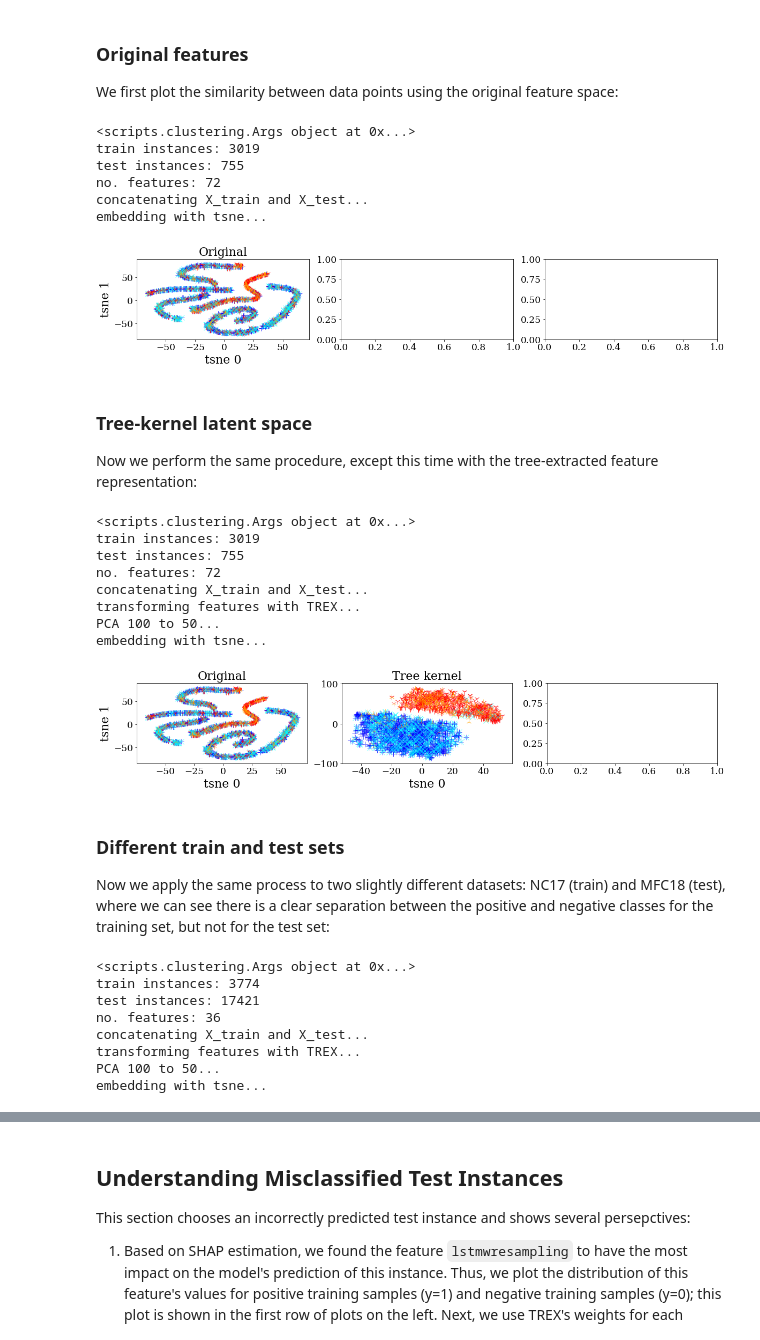
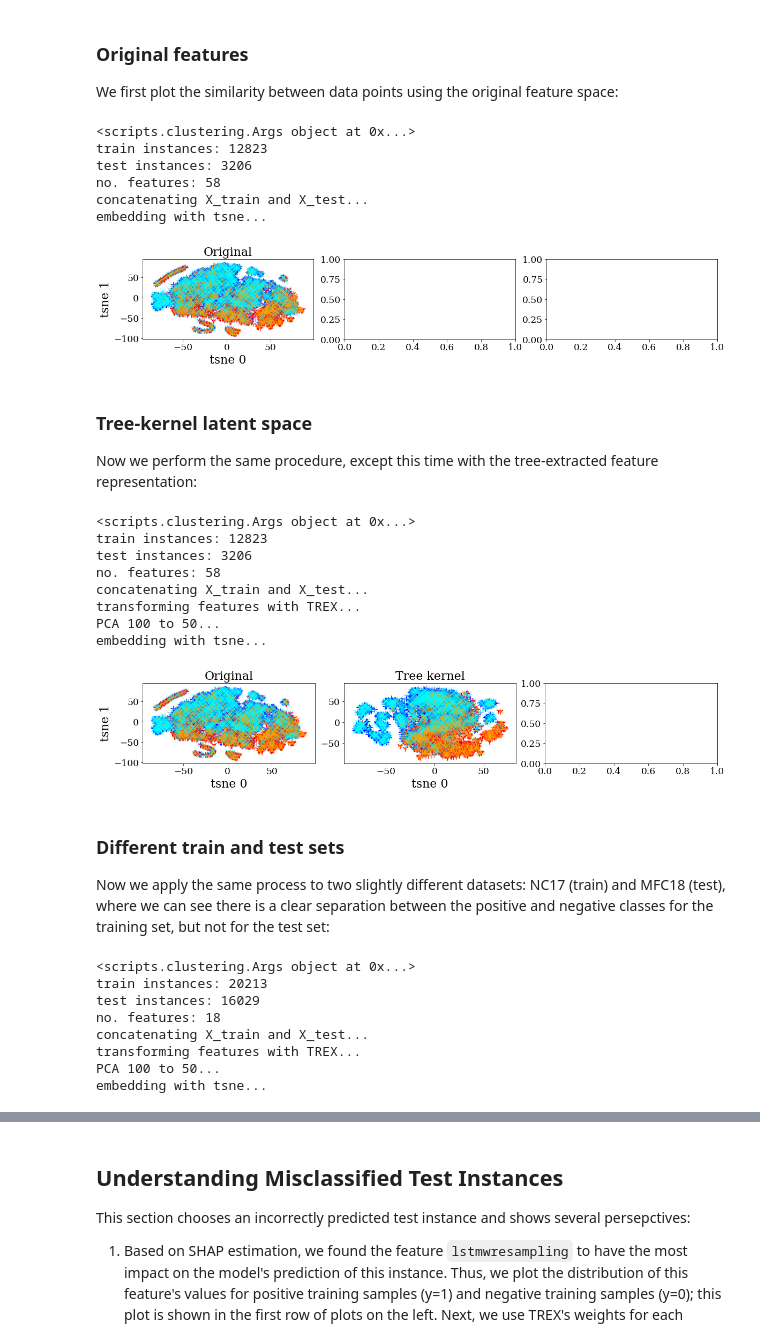
Before and after one commit to jjbrophy47/trex, a Jupyter notebook: experiments/notebooks/medifor.ipynb, the cells around one changed output, grey strips where cells are left out. Cells and saved outputs as stored; diff of their text form; code cells hidden in the pictures.

```diff
--- a/experiments/notebooks/medifor.ipynb
+++ b/experiments/notebooks/medifor.ipynb
@@ -23,70 +23,70 @@ We can use tsne to visualize the domain mismatch in our high-dimensional medifor
 We first plot the similarity between data points using the original feature space:
 # %%
 args = clustering.Args()
-args.dataset='NC17_EvalPart1'
+args.dataset='MFC19_EvalPart1'
 args.tree_type=tree_type
 args.tree_kernel='None'
 args.data_dir=data_dir
 clustering.main(args)
 # %% [output]
 <scripts.clustering.Args object at 0x...>
-train instances: 3019
-test instances: 755
-no. features: 72
+train instances: 12823
+test instances: 3206
+no. features: 58
 concatenating X_train and X_test...
 embedding with tsne...
 # %%
 args = plot_clustering.Args()
-args.dataset=['NC17_EvalPart1']
+args.dataset=['MFC19_EvalPart1']
 args.tree_type=tree_type
 args.tree_kernel='None'
 args.data_dir=data_dir
 plot_clustering.main(args)
 # %% [output]
-[figure, old version]
+[figure, new version]
 # %% [markdown]
 ### Tree-kernel latent space
 Now we perform the same procedure, except this time with the tree-extracted feature representation:
 # %%
 args = clustering.Args()
-args.dataset='NC17_EvalPart1'
+args.dataset='MFC19_EvalPart1'
 args.tree_type=tree_type
 args.tree_kernel=tree_kernel
 args.data_dir=data_dir
 clustering.main(args)
 # %% [output]
 <scripts.clustering.Args object at 0x...>
-train instances: 3019
-test instances: 755
-no. features: 72
+train instances: 12823
+test instances: 3206
+no. features: 58
 concatenating X_train and X_test...
 transforming features with TREX...
 PCA 100 to 50...
 embedding with tsne...
 # %%
 args = plot_clustering.Args()
-args.dataset=['NC17_EvalPart1']
+args.dataset=['MFC19_EvalPart1']
 args.tree_type=tree_type
 args.tree_kernel=tree_kernel
 args.data_dir=data_dir
 plot_clustering.main(args)
 # %% [output]
-[figure, old version]
+[figure, new version]
 # %% [markdown]
 ### Different train and test sets
 Now we apply the same process to two slightly different datasets: NC17 (train) and MFC18 (test), where we can see there is a clear separation between the positive and negative classes for the training set, but not for the test set:
 # %%
 args = clustering.Args()
-args.dataset='nc17_mfc18'
+args.dataset='mfc19_mfc20'
 args.tree_type=tree_type
 args.tree_kernel=tree_kernel
 args.data_dir=data_dir
 clustering.main(args)
 # %% [output]
 <scripts.clustering.Args object at 0x...>
-train instances: 3774
-test instances: 17421
-no. features: 36
+train instances: 20213
+test instances: 16029
+no. features: 18
 concatenating X_train and X_test...
 transforming features with TREX...
 PCA 100 to 50...
```
Also changed, not shown: parts of 1 cell of this notebook, 6 other files.
